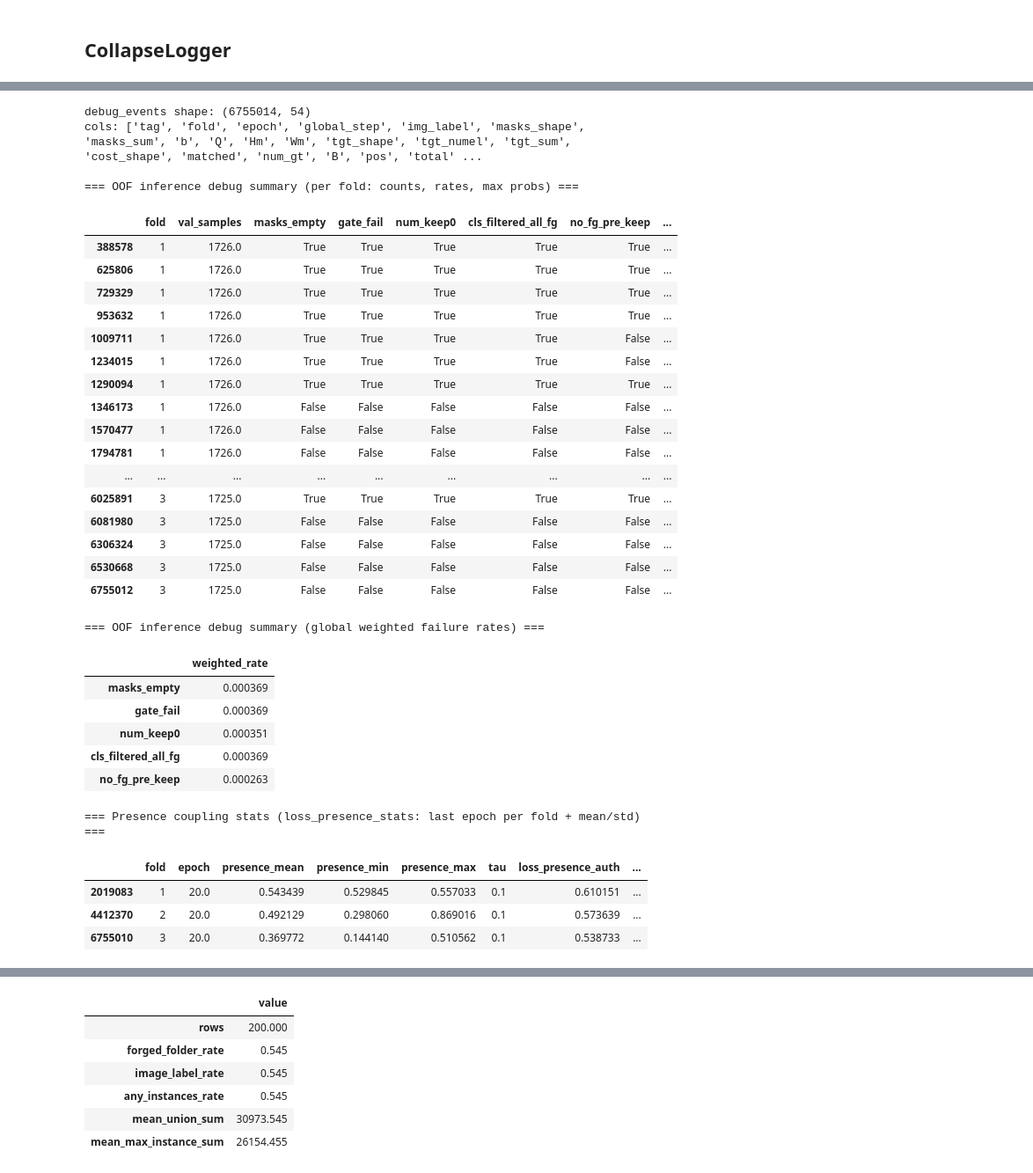
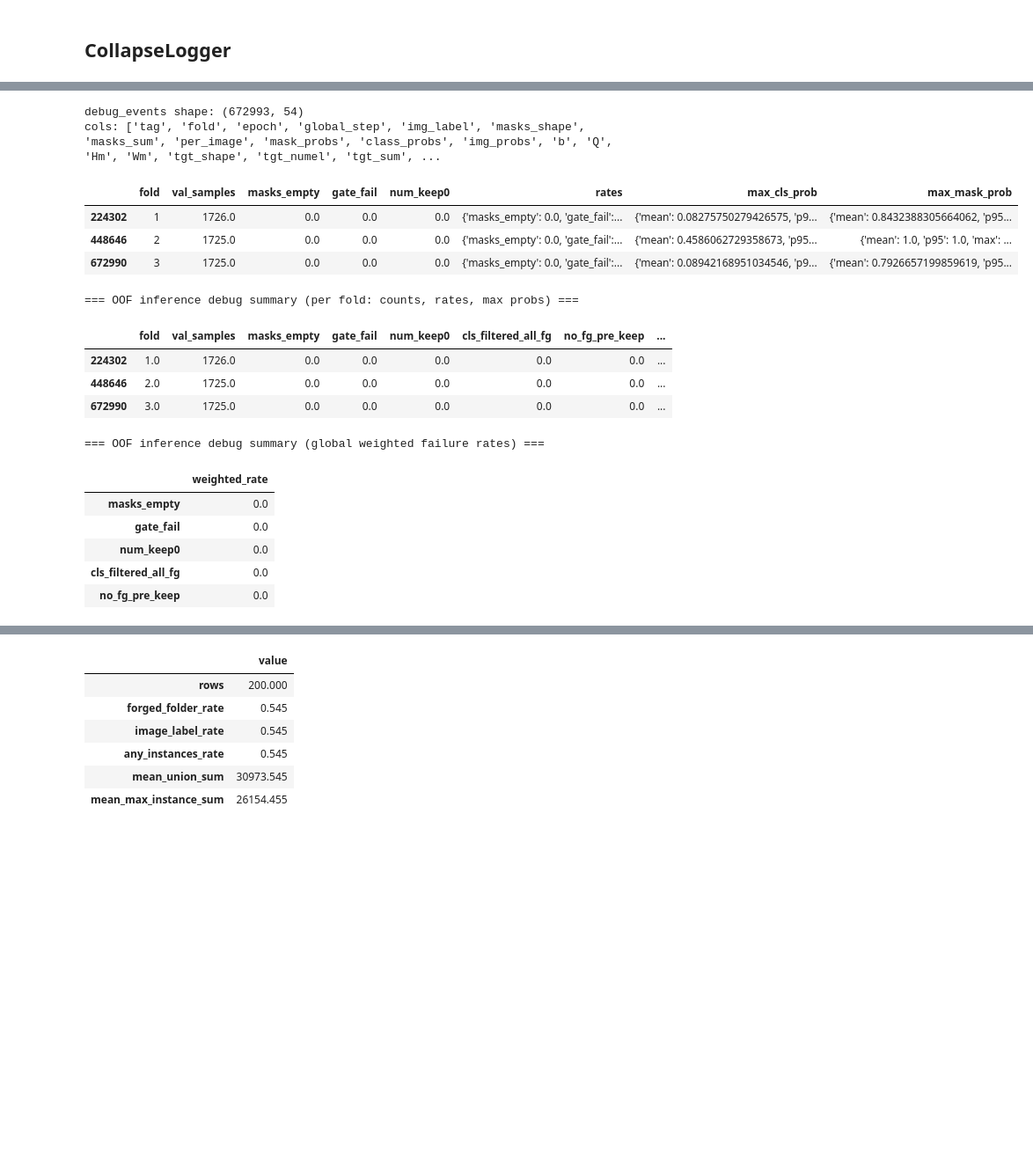
Before and after one commit to piiop/RecodAI_LUC, a Jupyter notebook: notebooks/cv_analysis.ipynb, the cells around one changed output, grey strips where cells are left out. Shown at 88% size. Saved outputs shown, nothing was run; the diff lists cells and outputs as text; code cells hidden in the pictures; blank space fills up the shorter version.

```diff
--- a/notebooks/cv_analysis.ipynb
+++ b/notebooks/cv_analysis.ipynb
@@ -99,7 +99,7 @@ def load_run(names):
     raise FileNotFoundError(f"Not found under OOF_ROOT: {name}")
 
 # Use load_run(name | [names]) to load one or more CV runs or loose files from experiments/oof_results/
-runs = load_run(["anti_collapse_wcls2_strong_auth_penalty"])  # or: load_run("mini_smoke"), load_run("oof_predictions.csv")
+runs = load_run(["sharp_auth_penalty_temp0p05_thr0p6_w2"])  # or: load_run("mini_smoke"), load_run("oof_predictions.csv")
 
 print("Loaded:")
 if isinstance(runs, dict) and "name" not in runs:
@@ -168,7 +168,7 @@ anti_collapse_wcls2_strong_auth_penalty
 ## CollapseLogger
 # %%
 # ---- Use an already-loaded run from `runs` ----
-run = runs["anti_collapse_wcls2_strong_auth_penalty"]  # must exist in `runs`
+run = runs["sharp_auth_penalty_temp0p05_thr0p6_w2"]  # must exist in `runs`
 
 OOF_RUN_DIR = Path(run["path"])
 oof_metrics = run["metrics"] or {}
@@ -371,13 +363,15 @@ fold3 tables:
 
 def concat_tables(name_contains: str):
     dfs = []
-    for (fold, fname), df in collapse_tables.items():
+    for (fold_key, fname), df in collapse_tables.items():
         if name_contains.lower() in fname.lower():
             d = df.copy()
-            d["fold"] = fold
+            m = re.search(r"(\d+)", str(fold_key))
+            d["fold"] = int(m.group(1)) if m else fold_key  # cv_oof_summary stays as string
             d["_source"] = fname
             dfs.append(d)
     return pd.concat(dfs, ignore_index=True) if dfs else pd.DataFrame()
+
 
 step_losses = concat_tables("step")
 epoch_summary = concat_tables("epoch")
@@ -477,6 +471,10 @@ display(trend_corr.to_frame("corr_with_epoch"))
 dbg = debug_events.copy() if "debug_events" in globals() else pd.DataFrame()
 print("debug_events shape:", dbg.shape)
 print("cols:", list(dbg.columns))
+
+# sanity check
+oof_raw = dbg[dbg["tag"].astype(str).eq("oof_inference_debug")]
+display(oof_raw[["fold","val_samples","masks_empty","gate_fail","num_keep0","rates","max_cls_prob","max_mask_prob"]].head(10))
 
 if len(dbg) == 0:
     raise ValueError("debug_events is empty")
@@ -517,24 +515,29 @@ def p95(x):
     return float(x.quantile(0.95)) if len(x) else np.nan
 
 # ---------- coerce types ----------
+# flatten nested dict payloads so they become aggregatable
+for col in ["rates", "mask_probs", "class_probs", "img_probs", "max_cls_prob", "max_mask_prob"]:
+    dbg = _flatten_dict_col(dbg, col)
+
 dbg = _safe_num(dbg, [
     "fold","epoch","global_step","img_label","matched","num_gt","pos","total","pos_frac",
     "thr","temp","authentic_frac","per_image_penalty_mean","loss_auth_penalty",
     "val_samples","masks_empty","gate_fail","num_keep0","cls_filtered_all_fg","no_fg_pre_keep",
-    "max_cls_prob","max_mask_prob",
     "presence_mean","presence_min","presence_max","tau","loss_presence_auth","loss_forged_presence",
     "fg_prob_mean","fg_prob_p95","fg_prob_max",
     "pred_auth_frac","pred_non_auth_count","pred_non_auth_area_ratio_mean",
+    # plus the flattened fields if you want (optional):
+    "max_cls_prob.mean","max_cls_prob.p95","max_cls_prob.max",
+    "max_mask_prob.mean","max_mask_prob.p95","max_mask_prob.max",
 ])
 
 # bool-ish flags
-for c in ["masks_empty","gate_fail","num_keep0","cls_filtered_all_fg","no_fg_pre_keep"]:
+BOOL_COLS = ["gate_pass", "any_fg_pre_keep", "any_fg_post_keep"]  # add others if you truly have them
+for c in BOOL_COLS:
     if c in dbg.columns:
         dbg[c] = _to_bool(dbg[c])
 
-# flatten nested dict payloads so they become aggregatable
-for col in ["rates", "mask_probs", "class_probs", "img_probs"]:
-    dbg = _flatten_dict_col(dbg, col)
+
 
 # ---------- OOF inference debug summary (tag == oof_inference_debug) ----------
 print("\n=== OOF inference debug summary (per fold: counts, rates, max probs) ===")
@@ -608,63 +611,48 @@ print("\n=== Mask-head liveness during training (train_fg_prob_per_query: last e
 fgq = dbg[dbg["tag"].astype(str).eq("train_fg_prob_per_query")].copy()
 if len(fgq):
     cols = [c for c in ["fold","epoch","Q","fg_prob_mean","fg_prob_p95","fg_prob_max"] if c in fgq.columns]
     per_fold_last = (fgq.sort_values(["fold","epoch"]).groupby("fold", as_index=False).tail(1))[cols]
     display(per_fold_last.sort_values("fold"))
 
     # Summarize per-query distribution at last epoch (all folds pooled)
     last = fgq.sort_values(["fold","epoch"]).groupby("fold", as_index=False).tail(1)
     if "fg_prob_per_query" in last.columns:
         # fg_prob_per_query is a list; explode into long form
         s = last[["fold","epoch","fg_prob_per_query"]].dropna()
         s = s.explode("fg_prob_per_query")
         s["fg_prob_per_query"] = pd.to_numeric(s["fg_prob_per_query"], errors="coerce")
         print("\n=== Mask-head per-query foreground distribution (last epoch, exploded) ===")
         display(
             s.groupby("fold")["fg_prob_per_query"]
              .agg(mean="mean", p95=p95, max="max")
              .reset_index()
              .sort_values("fold")
         )
 
 # ---------- One-time debug_probs snapshots (tag == debug_probs) ----------
 # These are nested dicts and now flattened into mask_probs.*, class_probs.*, img_probs.*
 print("\n=== One-time logits/probability sanity snapshots (debug_probs) ===")
 dp = dbg[dbg["tag"].astype(str).eq("debug_probs")].copy()
 if len(dp):
     cols = [c for c in dp.columns if c.startswith(("mask_probs.","class_probs.","img_probs."))]
     show = ["fold","epoch","global_step"] + cols
     display(dp.sort_values(["fold","epoch","global_step"]).head(20)[show])
 # %% [output]
-debug_events shape: (6755014, 54)
-cols: ['tag', 'fold', 'epoch', 'global_step', 'img_label', 'masks_shape', 'masks_sum', 'b', 'Q', 'Hm', 'Wm', 'tgt_shape', 'tgt_numel', 'tgt_sum', 'cost_shape', 'matched', 'num_gt', 'B', 'pos', 'total' ...
-
-=== OOF inference debug summary (per fold: counts, rates, max probs) ===
+debug_events shape: (672993, 54)
+cols: ['tag', 'fold', 'epoch', 'global_step', 'img_label', 'masks_shape', 'masks_sum', 'per_image', 'mask_probs', 'class_probs', 'img_probs', 'b', 'Q', 'Hm', 'Wm', 'tgt_shape', 'tgt_numel', 'tgt_sum', ...
-|  | fold | val_samples | masks_empty | gate_fail | num_keep0 | cls_filtered_all_fg | no_fg_pre_keep | ... |
-| 388578 | 1 | 1726.0 | True | True | True | True | True | ... |
-| 625806 | 1 | 1726.0 | True | True | True | True | True | ... |
-| 729329 | 1 | 1726.0 | True | True | True | True | True | ... |
-| 953632 | 1 | 1726.0 | True | True | True | True | True | ... |
-| 1009711 | 1 | 1726.0 | True | True | True | True | False | ... |
-| 1234015 | 1 | 1726.0 | True | True | True | True | False | ... |
-| 1290094 | 1 | 1726.0 | True | True | True | True | True | ... |
-| 1346173 | 1 | 1726.0 | False | False | False | False | False | ... |
-| 1570477 | 1 | 1726.0 | False | False | False | False | False | ... |
-| 1794781 | 1 | 1726.0 | False | False | False | False | False | ... |
-| ... | ... | ... | ... | ... | ... | ... | ... | ... |
-| 6025891 | 3 | 1725.0 | True | True | True | True | True | ... |
-| 6081980 | 3 | 1725.0 | False | False | False | False | False | ... |
-| 6306324 | 3 | 1725.0 | False | False | False | False | False | ... |
-| 6530668 | 3 | 1725.0 | False | False | False | False | False | ... |
-| 6755012 | 3 | 1725.0 | False | False | False | False | False | ... |
+|  | fold | val_samples | masks_empty | gate_fail | num_keep0 | rates | max_cls_prob | max_mask_prob |
+| 224302 | 1 | 1726.0 | 0.0 | 0.0 | 0.0 | {'masks_empty': 0.0, 'gate_fail':... | {'mean': 0.08275750279426575, 'p9... | {'mean': 0.8432388305664062, 'p95... |
+| 448646 | 2 | 1725.0 | 0.0 | 0.0 | 0.0 | {'masks_empty': 0.0, 'gate_fail':... | {'mean': 0.4586062729358673, 'p95... | {'mean': 1.0, 'p95': 1.0, 'max': ... |
+| 672990 | 3 | 1725.0 | 0.0 | 0.0 | 0.0 | {'masks_empty': 0.0, 'gate_fail':... | {'mean': 0.08942168951034546, 'p9... | {'mean': 0.7926657199859619, 'p95... |
-=== OOF inference debug summary (global weighted failure rates) ===
+=== OOF inference debug summary (per fold: counts, rates, max probs) ===
-|  | weighted_rate |
-| masks_empty | 0.000369 |
-| gate_fail | 0.000369 |
-| num_keep0 | 0.000351 |
-| cls_filtered_all_fg | 0.000369 |
-| no_fg_pre_keep | 0.000263 |
+|  | fold | val_samples | masks_empty | gate_fail | num_keep0 | cls_filtered_all_fg | no_fg_pre_keep | ... |
+| 224302 | 1.0 | 1726.0 | 0.0 | 0.0 | 0.0 | 0.0 | 0.0 | ... |
+| 448646 | 2.0 | 1725.0 | 0.0 | 0.0 | 0.0 | 0.0 | 0.0 | ... |
+| 672990 | 3.0 | 1725.0 | 0.0 | 0.0 | 0.0 | 0.0 | 0.0 | ... |
-=== Presence coupling stats (loss_presence_stats: last epoch per fold + mean/std) ===
+=== OOF inference debug summary (global weighted failure rates) ===
-|  | fold | epoch | presence_mean | presence_min | presence_max | tau | loss_presence_auth | ... |
-| 2019083 | 1 | 20.0 | 0.543439 | 0.529845 | 0.557033 | 0.1 | 0.610151 | ... |
-| 4412370 | 2 | 20.0 | 0.492129 | 0.298060 | 0.869016 | 0.1 | 0.573639 | ... |
-| 6755010 | 3 | 20.0 | 0.369772 | 0.144140 | 0.510562 | 0.1 | 0.538733 | ... |
+|  | weighted_rate |
+| masks_empty | 0.0 |
+| gate_fail | 0.0 |
+| num_keep0 | 0.0 |
+| cls_filtered_all_fg | 0.0 |
+| no_fg_pre_keep | 0.0 |
```
Also changed, not shown: parts of 11 cells of this notebook.
